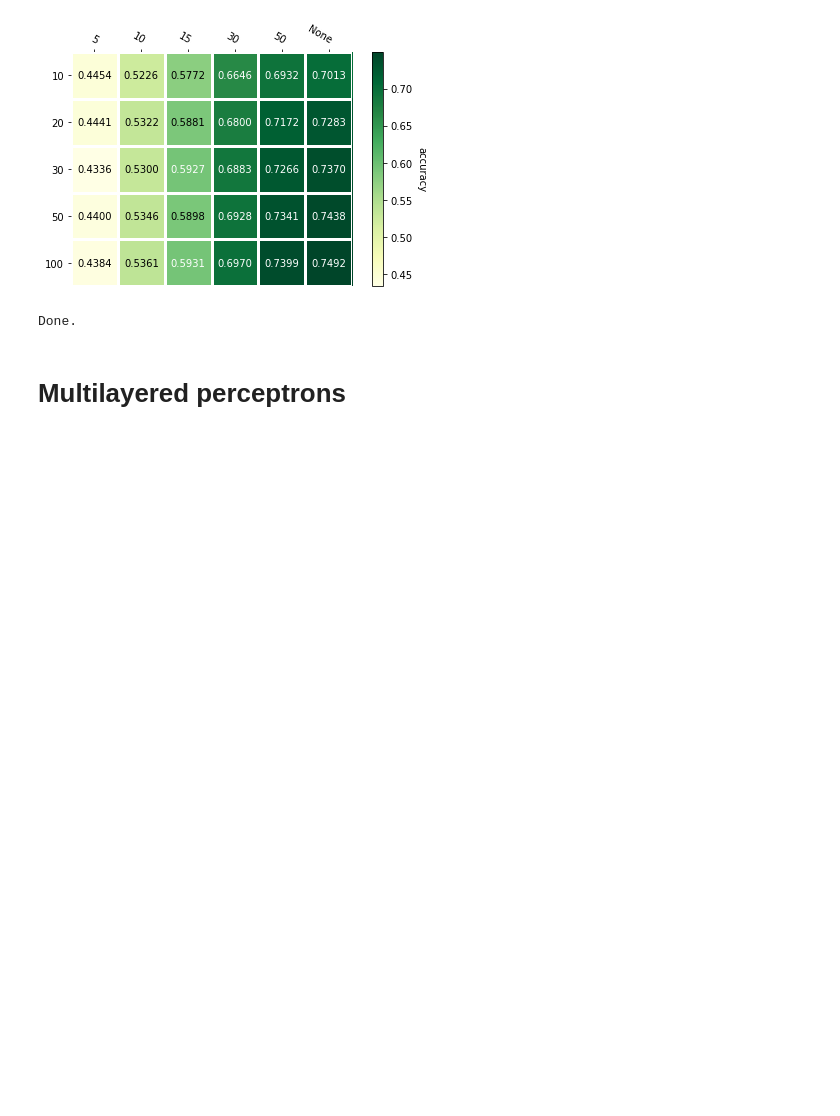
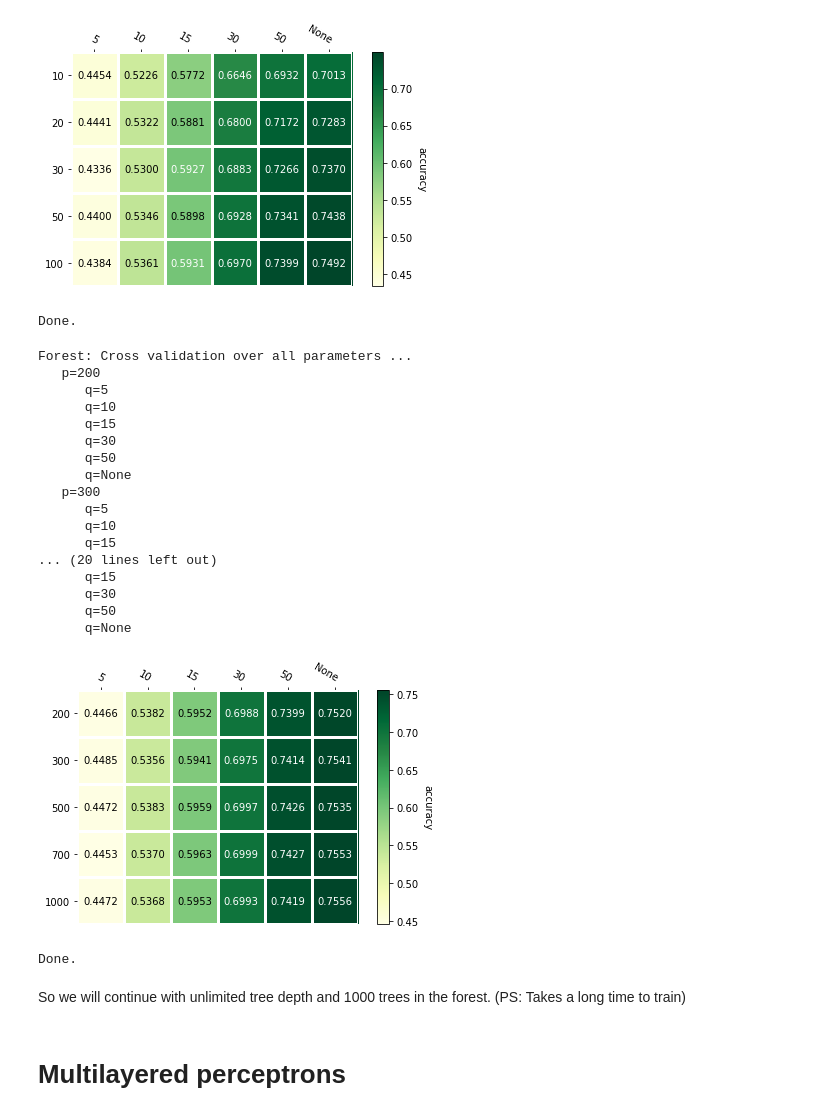
Before and after one commit to jonabaa/Project3, a Jupyter notebook: Testing all four methods over parameters.ipynb, the cells around one changed output. Drawn from its saved outputs; the diff is of its cells as text; code cells hidden in the pictures; blank space fills up the shorter version.

```diff
--- a/Testing all four methods over parameters.ipynb
+++ b/Testing all four methods over parameters.ipynb
@@ -69,6 +101,38 @@ q=50
 q=None
 [figure]
 Done.
+# %%
+# Setting up parameterlist
+forest_trees_list = [200, 300, 500, 700, 1000]
+forest_depth_list = [5, 10, 15, 30, 50, None]
+
+# k-fold cross validation over all parameteres and plotting
+print("Forest: Cross validation over all parameters ...")
+forest_scores = forrest_tester(
+    X_train, y_train, trees_list = forest_trees_list, depth_list = forest_depth_list, folds = k, plot = plot)
+print("Done.")
+# %% [output]
+Forest: Cross validation over all parameters ...
+   p=200
+      q=5
+      q=10
+      q=15
+      q=30
+      q=50
+      q=None
+   p=300
+      q=5
+      q=10
+      q=15
+... (20 lines left out)
+      q=15
+      q=30
+      q=50
+      q=None
+[figure, added]
+Done.
+# %% [markdown]
+So we will continue with unlimited tree depth and 1000 trees in the forest. (PS: Takes a long time to train)
 # %% [markdown]
 # Multilayered perceptrons
 # %%
```
Also changed, not shown: parts of 6 cells of this notebook, 1 other file.
